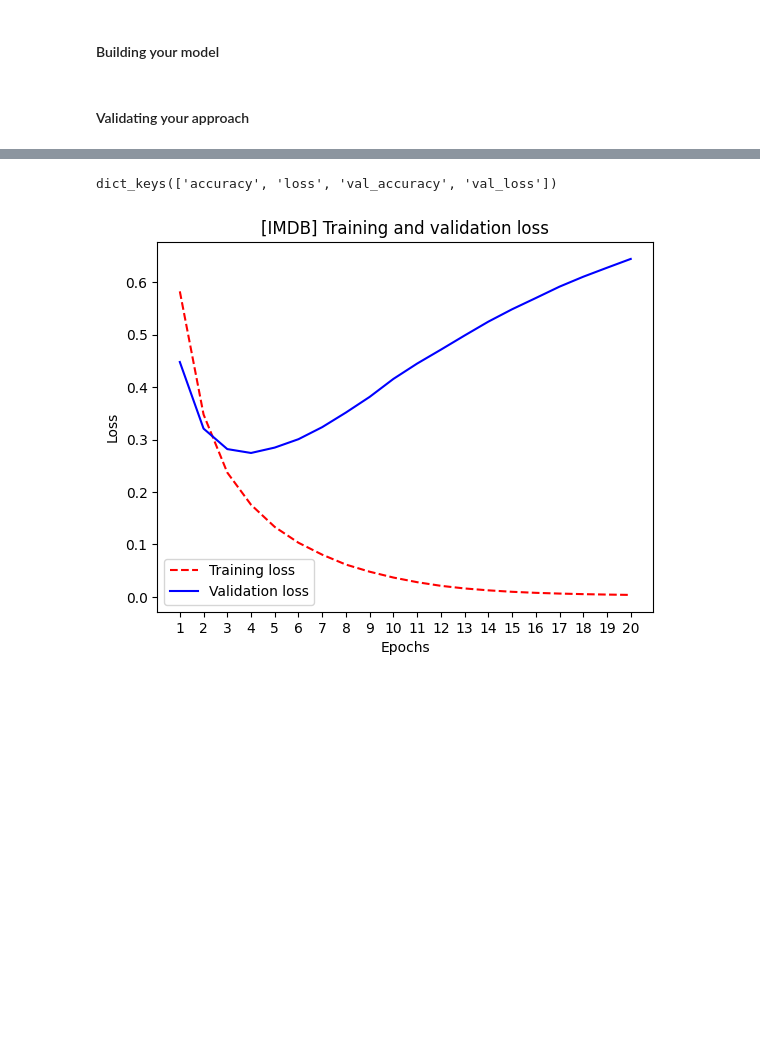
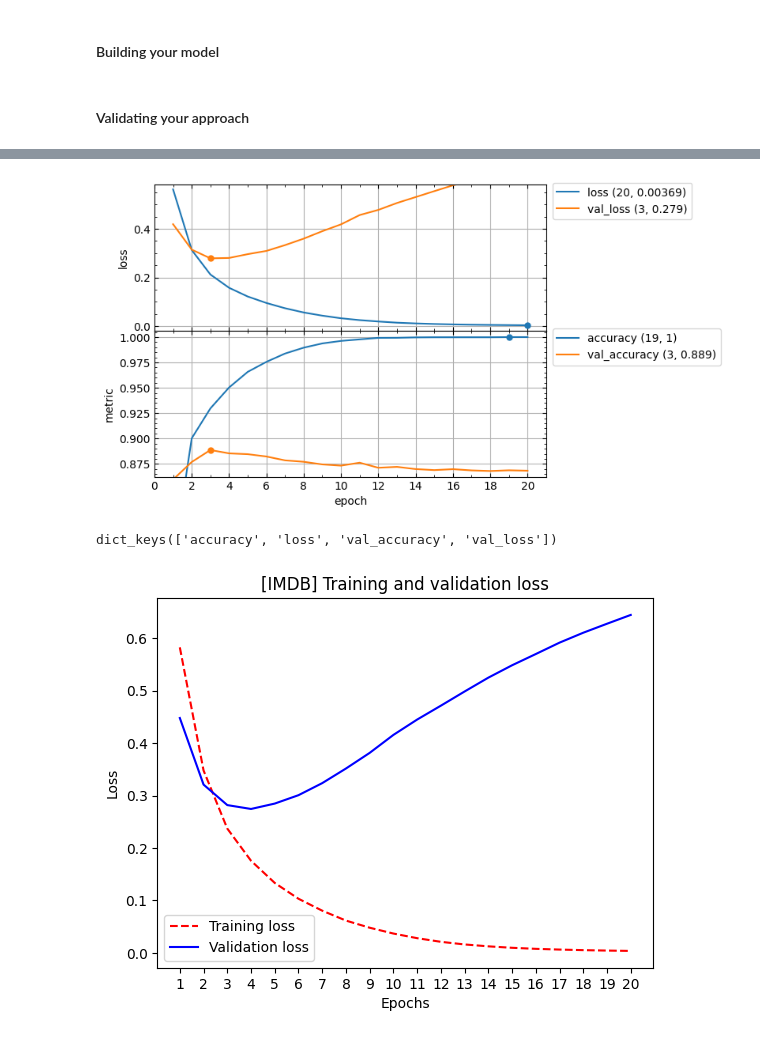
Before and after one commit to MinyaevAndrey/fchollet-deep-learning-with-python-notebooks, a Jupyter notebook: chapter04_classification-and-regression.ipynb, the cells around one changed output, grey strips where cells are left out. Cells and saved outputs as stored; diff of their text form; code cells hidden in the pictures; blank space fills up the shorter version.

```diff
--- a/chapter04_classification-and-regression.ipynb
+++ b/chapter04_classification-and-regression.ipynb
@@ -142,3 +151,7 @@ Epoch 20/20
+# %%
+lcurves_by_history(history.history, epoch_range_to_scale=[5, 15]);
+# %% [output]
+[figure, added]
 # %%
 # history = model.fit(
 #     x_train,
```
Also changed, not shown: parts of 8 cells of this notebook.
